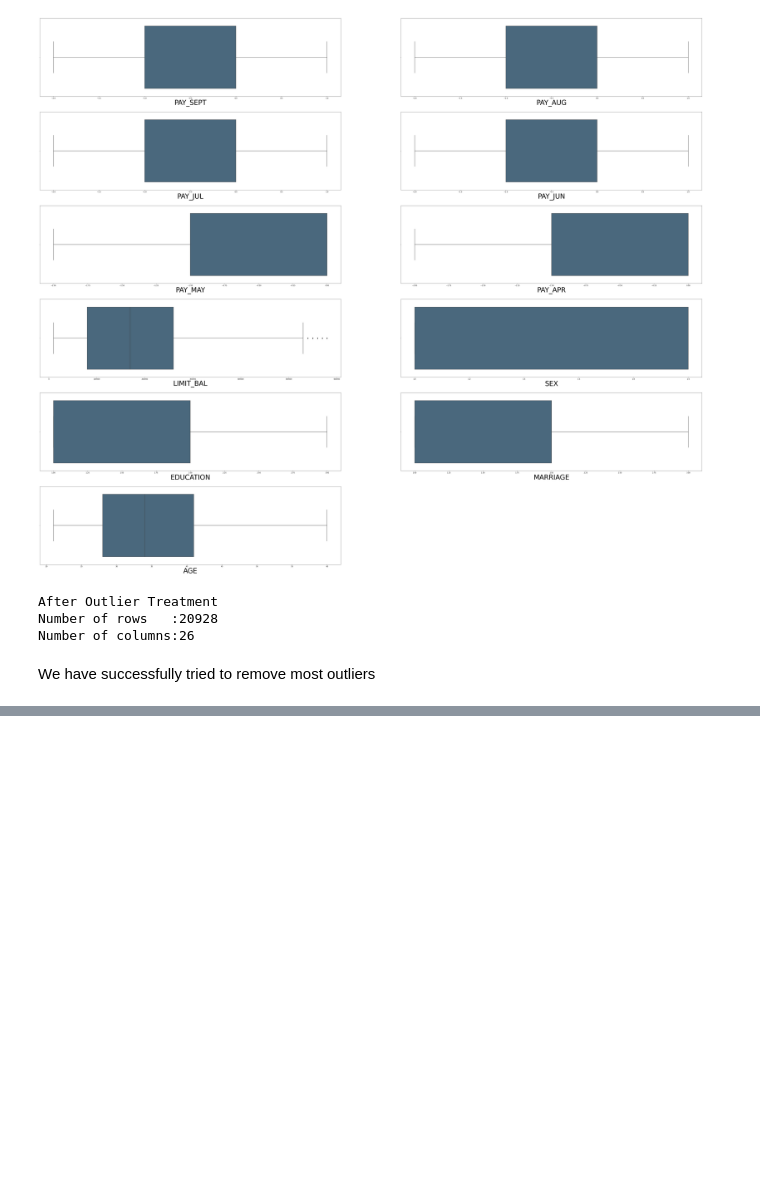
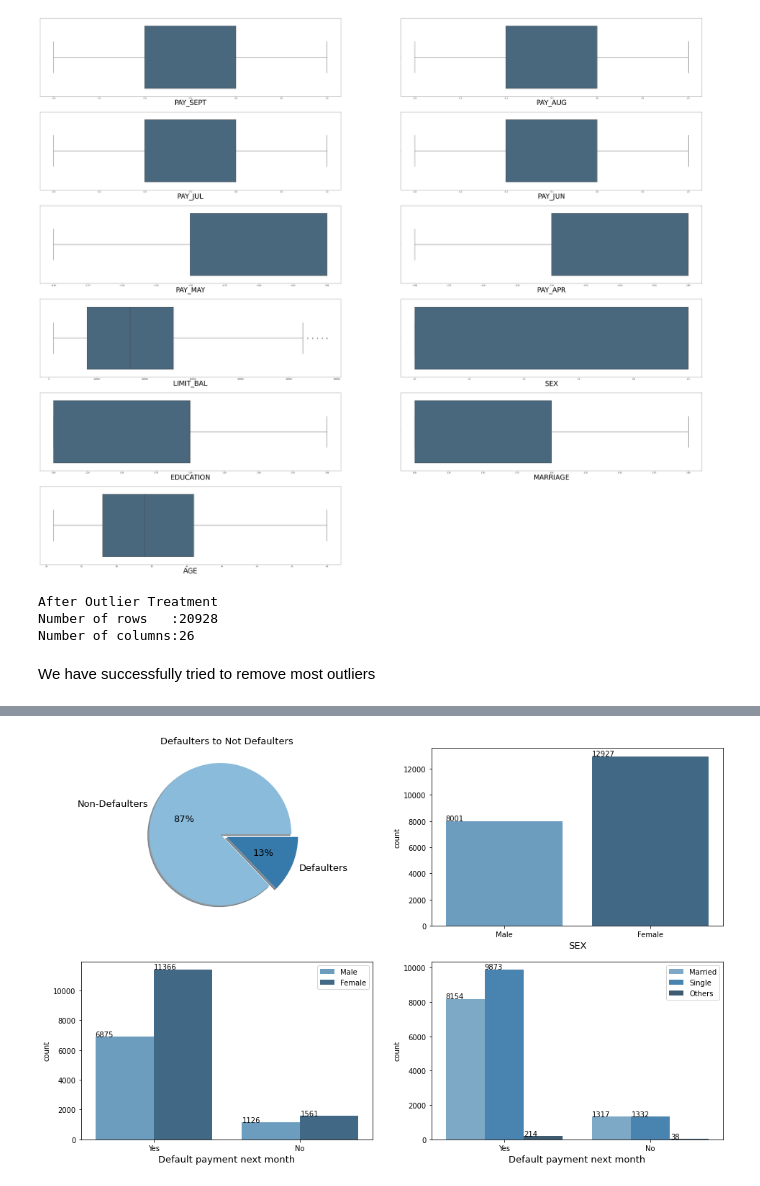
Before and after one commit to RajaChowdhury/Credit-Card-Default-Prediction, a Jupyter notebook: Credit_Card_Default_Prediction_Capstone_Project_Raja_Chowdhury.ipynb, the cells around one changed output, grey strips where cells are left out. Cells and saved outputs as stored; diff of their text form; code cells hidden in the pictures; blank space fills up the shorter version.

```diff
--- a/Credit_Card_Default_Prediction_Capstone_Project_Raja_Chowdhury.ipynb
+++ b/Credit_Card_Default_Prediction_Capstone_Project_Raja_Chowdhury.ipynb
@@ -256,0 +276,37 @@ We have successfully tried to remove most outliers
+# %%
+# Creating a subplots
+plt.figure(figsize = (16,10))
+
+# Subplot 1
+plt.subplot(221)
+plt.pie(df['default payment next month'].value_counts(),radius=1, autopct='%1.0f%%',pctdistance=0.56,textprops={'fontsize': 13},labels=['Non-Defaulters','Defaulters'],explode = [0.1, 0],
+        shadow=True,colors=['#8ABBDB','#367AAB'])
+plt.title('Defaulters to Not Defaulters',fontdict={'size':13})
+
+# Subplot 2
+plt.subplot(222)
+ax=sns.countplot(df['SEX'],palette ='Blues_d')
+plt.xticks(rotation=0,ticks=range(2),labels=['Male','Female'])
+plt.xlabel('SEX',fontdict={'size':13})
+for p in ax.patches:
+    ax.annotate(str(p.get_height()), (p.get_x() * 1.005, p.get_height() * 1.005))
+
+# Subplot 3
+plt.subplot(223)
+ax=sns.countplot(df['default payment next month'],hue=df['SEX'],palette ='Blues_d')
+plt.xticks(rotation=0,ticks=range(2),labels=['Yes','No'])
+plt.legend(['Male','Female'])
+plt.xlabel('Default payment next month',fontdict={'size':13})
+for p in ax.patches:
+    ax.annotate(str(p.get_height()), (p.get_x() * 1.005, p.get_height() * 1.005))
+
+# Subplot 4
+plt.subplot(224)
+ax=sns.countplot(df['default payment next month'],hue=df['MARRIAGE'],palette ='Blues_d')
+plt.xticks(rotation=0,ticks=range(2),labels=['Yes','No'])
+plt.legend(['Married','Single','Others'])
+plt.xlabel('Default payment next month',fontdict={'size':13})
+for p in ax.patches:
+    ax.annotate(str(p.get_height()), (p.get_x() * 1.005, p.get_height() * 1.005))
+# %% [output]
+[figure, added]
```
Also changed, not shown: parts of 97 cells of this notebook.
